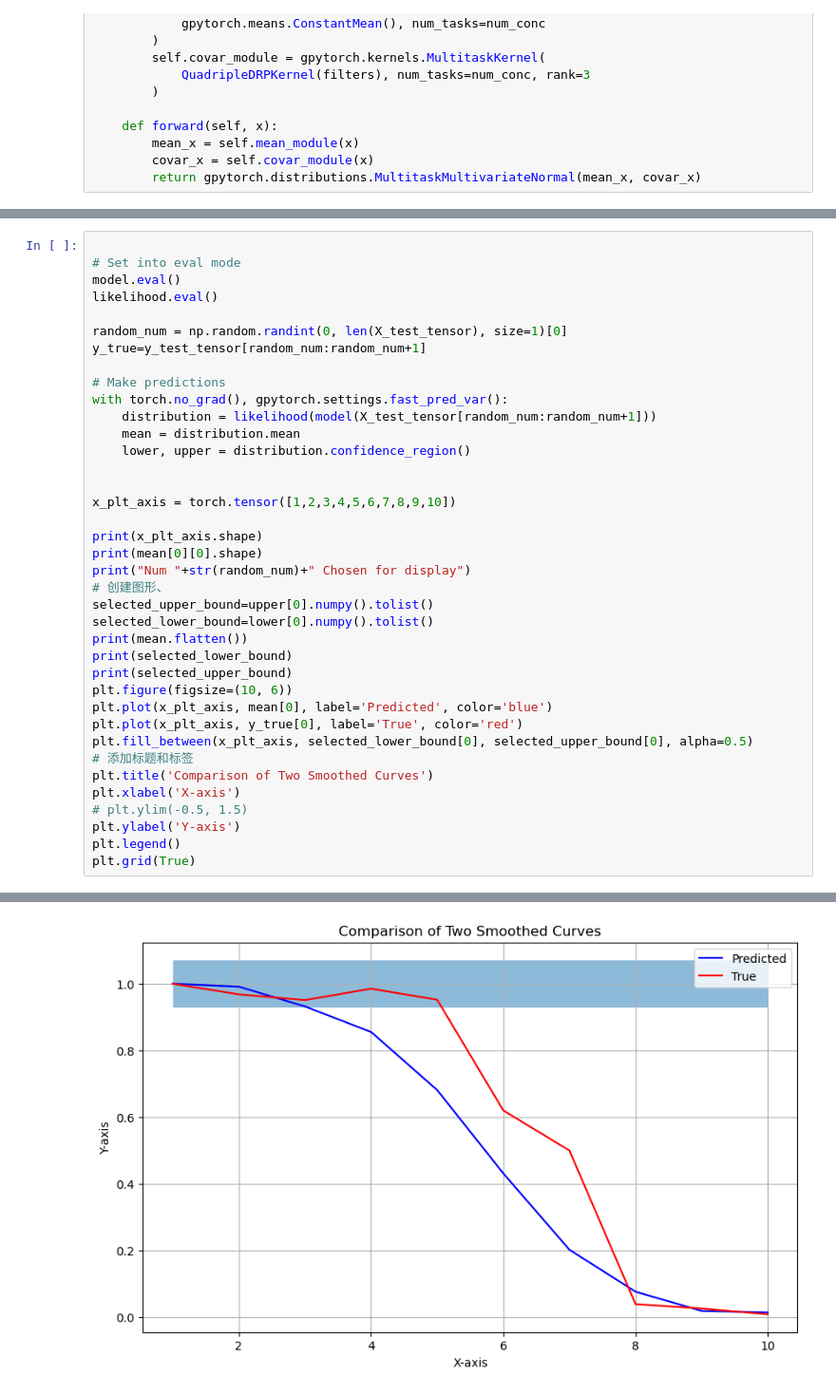
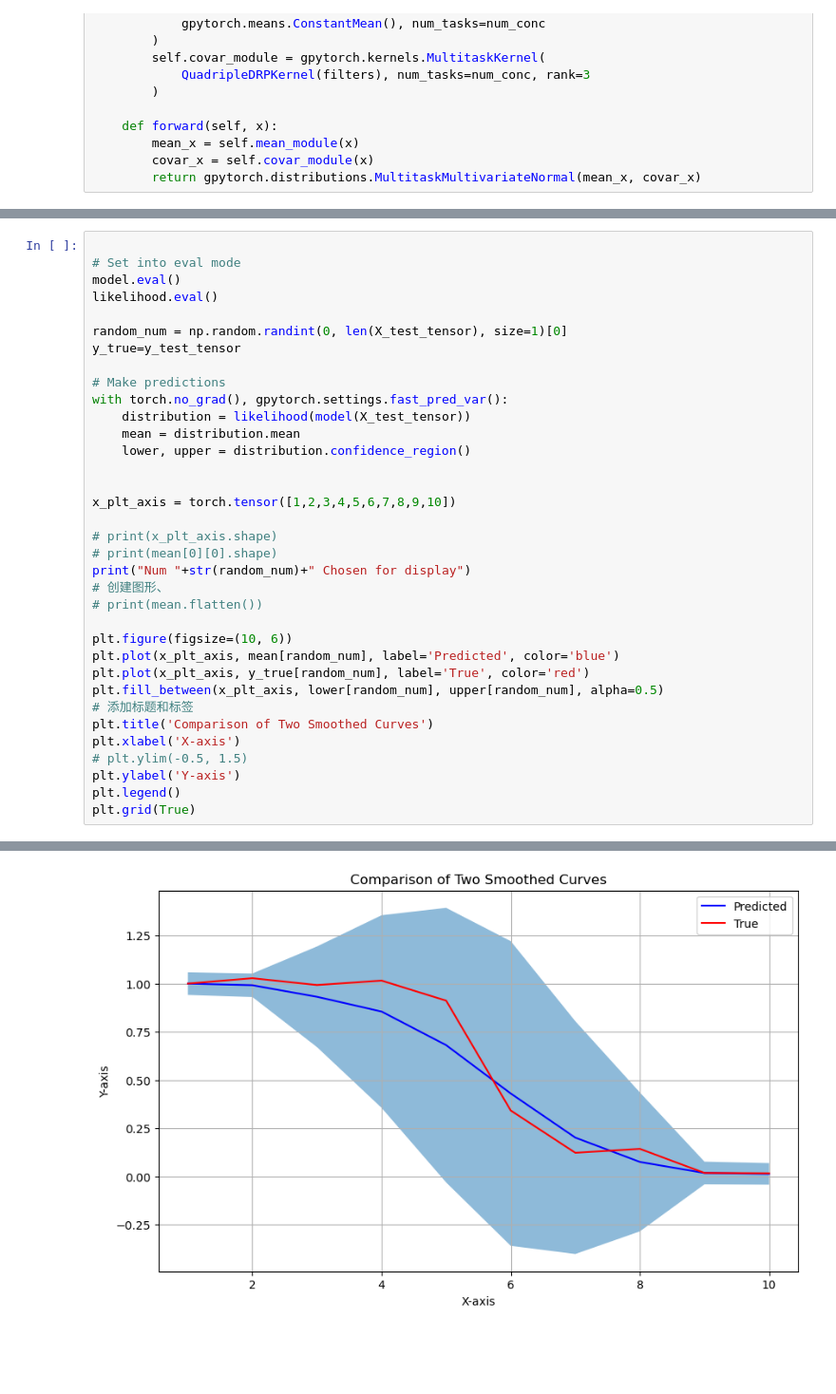
Before and after one commit to Paul-A-Lavender/MOGP-Transferable-kernel-learning, a Jupyter notebook: MOGP_Transferable_GPytorch.ipynb, the cells around one changed output, grey strips where cells are left out. Shown: that part at 95% size. Drawn from its saved outputs; the diff is of its cells as text; blank space fills up the shorter version.

```diff
--- a/MOGP_Transferable_GPytorch.ipynb
+++ b/MOGP_Transferable_GPytorch.ipynb
@@ -198,30 +201,27 @@ model.eval()
 likelihood.eval()
 
 random_num = np.random.randint(0, len(X_test_tensor), size=1)[0]
-y_true=y_test_tensor[random_num:random_num+1]
+y_true=y_test_tensor
 
 # Make predictions
 with torch.no_grad(), gpytorch.settings.fast_pred_var():
-    distribution = likelihood(model(X_test_tensor[random_num:random_num+1]))
+    distribution = likelihood(model(X_test_tensor))
     mean = distribution.mean
     lower, upper = distribution.confidence_region()
 
 
 x_plt_axis = torch.tensor([1,2,3,4,5,6,7,8,9,10])
 
-print(x_plt_axis.shape)
-print(mean[0][0].shape)
+# print(x_plt_axis.shape)
+# print(mean[0][0].shape)
 print("Num "+str(random_num)+" Chosen for display")
 # 创建图形、
-selected_upper_bound=upper[0].numpy().tolist()
-selected_lower_bound=lower[0].numpy().tolist()
-print(mean.flatten())
-print(selected_lower_bound)
-print(selected_upper_bound)
+# print(mean.flatten())
+
 plt.figure(figsize=(10, 6))
-plt.plot(x_plt_axis, mean[0], label='Predicted', color='blue')
-plt.plot(x_plt_axis, y_true[0], label='True', color='red')
-plt.fill_between(x_plt_axis, selected_lower_bound[0], selected_upper_bound[0], alpha=0.5)
+plt.plot(x_plt_axis, mean[random_num], label='Predicted', color='blue')
+plt.plot(x_plt_axis, y_true[random_num], label='True', color='red')
+plt.fill_between(x_plt_axis, lower[random_num], upper[random_num], alpha=0.5)
 # 添加标题和标签
 plt.title('Comparison of Two Smoothed Curves')
 plt.xlabel('X-axis')
@@ -240 +234 @@ tensor([1.0002, 0.9914, 0.9321, 0.8553, 0.6809, 0.4307, 0.2015, 0.0754, 0.0178,
-[figure, old version]
+[figure, new version]
```
Also changed, not shown: parts of 5 cells of this notebook.
